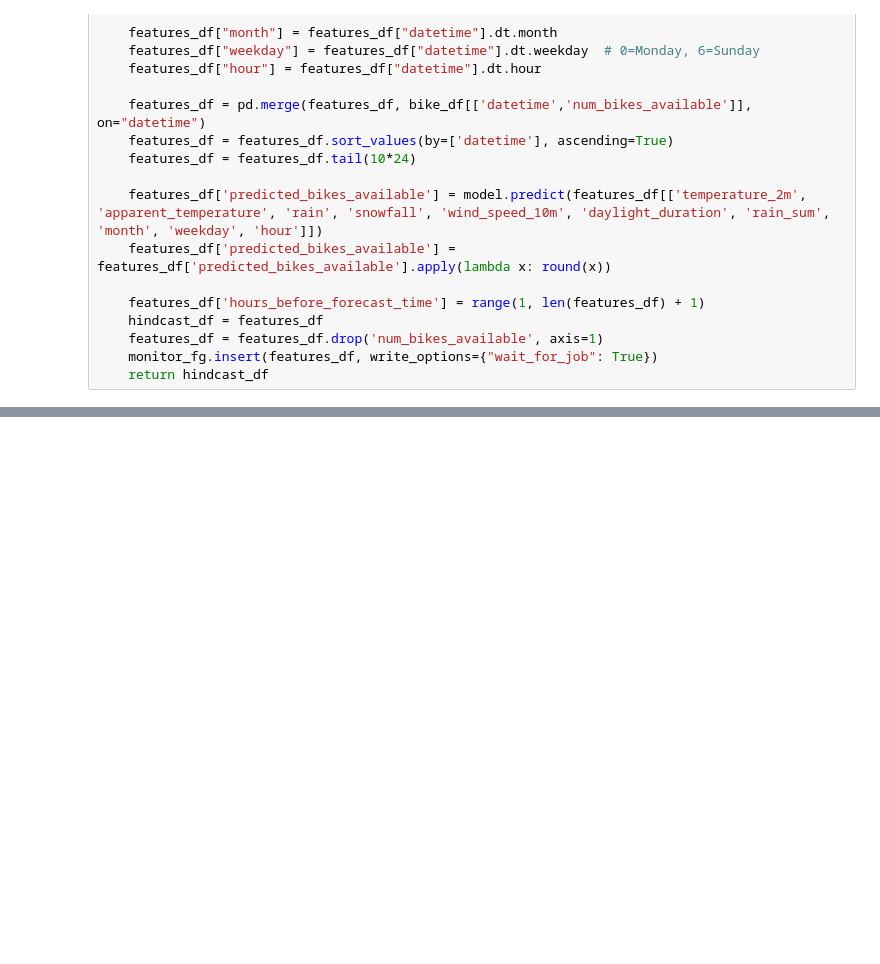
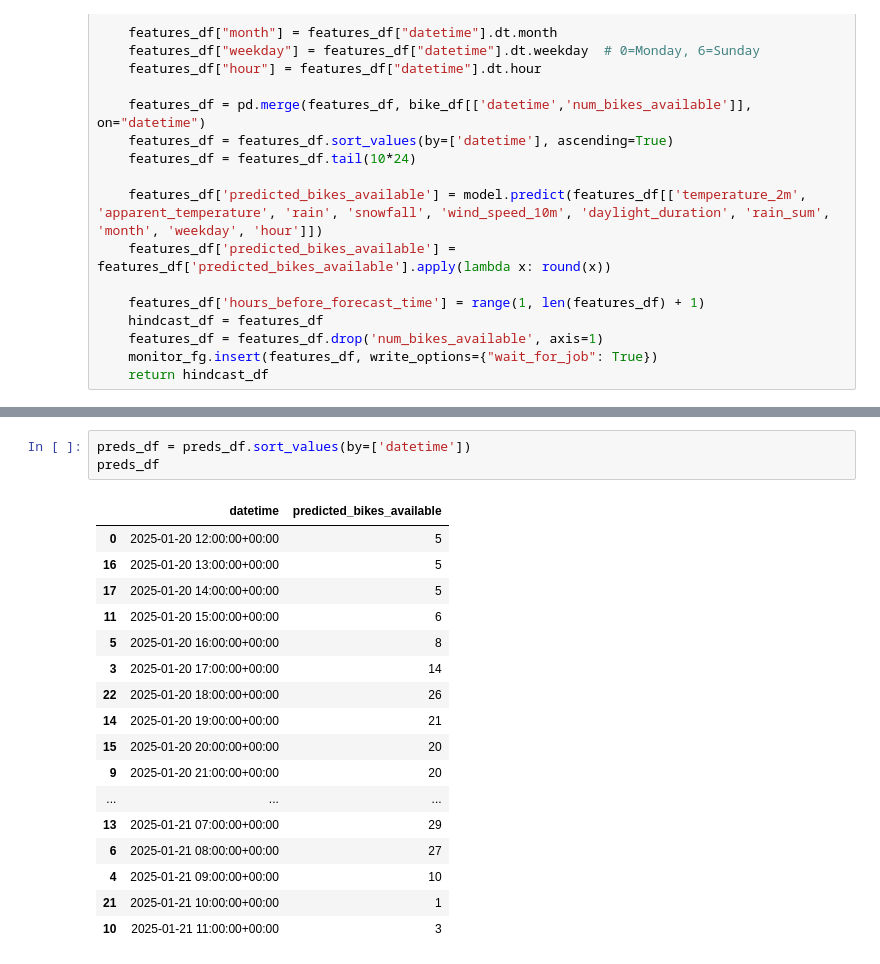
Before and after one commit to IsakNordg/ID2223-Project, a Jupyter notebook: 5_inference.ipynb, the cells around one changed output, grey strips where cells are left out. Saved outputs shown, nothing was run; the diff lists cells and outputs as text; blank space fills up the shorter version.

```diff
--- a/5_inference.ipynb
+++ b/5_inference.ipynb
@@ -265,3 +272,24 @@ hindcast_df
+# %%
+preds_df = preds_df.sort_values(by=['datetime'])
+preds_df
+# %% [output]
+|  | datetime | predicted_bikes_available |
+| 0 | 2025-01-20 12:00:00+00:00 | 5 |
+| 16 | 2025-01-20 13:00:00+00:00 | 5 |
+| 17 | 2025-01-20 14:00:00+00:00 | 5 |
+| 11 | 2025-01-20 15:00:00+00:00 | 6 |
+| 5 | 2025-01-20 16:00:00+00:00 | 8 |
+| 3 | 2025-01-20 17:00:00+00:00 | 14 |
+| 22 | 2025-01-20 18:00:00+00:00 | 26 |
+| 14 | 2025-01-20 19:00:00+00:00 | 21 |
+| 15 | 2025-01-20 20:00:00+00:00 | 20 |
+| 9 | 2025-01-20 21:00:00+00:00 | 20 |
+| ... | ... | ... |
+| 13 | 2025-01-21 07:00:00+00:00 | 29 |
+| 6 | 2025-01-21 08:00:00+00:00 | 27 |
+| 4 | 2025-01-21 09:00:00+00:00 | 10 |
+| 21 | 2025-01-21 10:00:00+00:00 | 1 |
+| 10 | 2025-01-21 11:00:00+00:00 | 3 |
 # %%
 
 # If there are no outcomes for predictions yet, generate some predictions/outcomes from existing data
```
Also changed, not shown: parts of 14 cells of this notebook, 5 other files.
